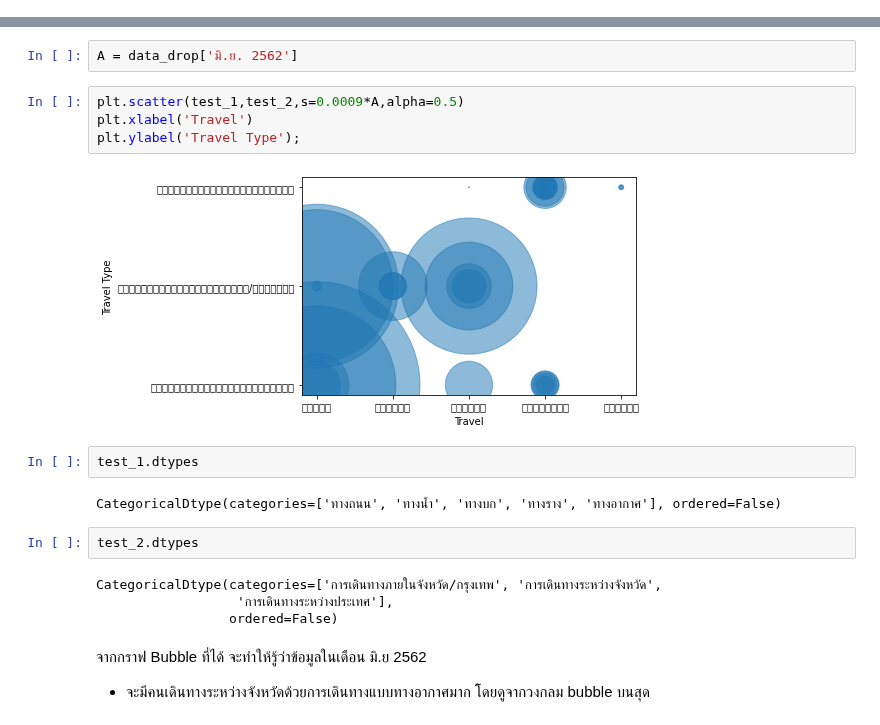
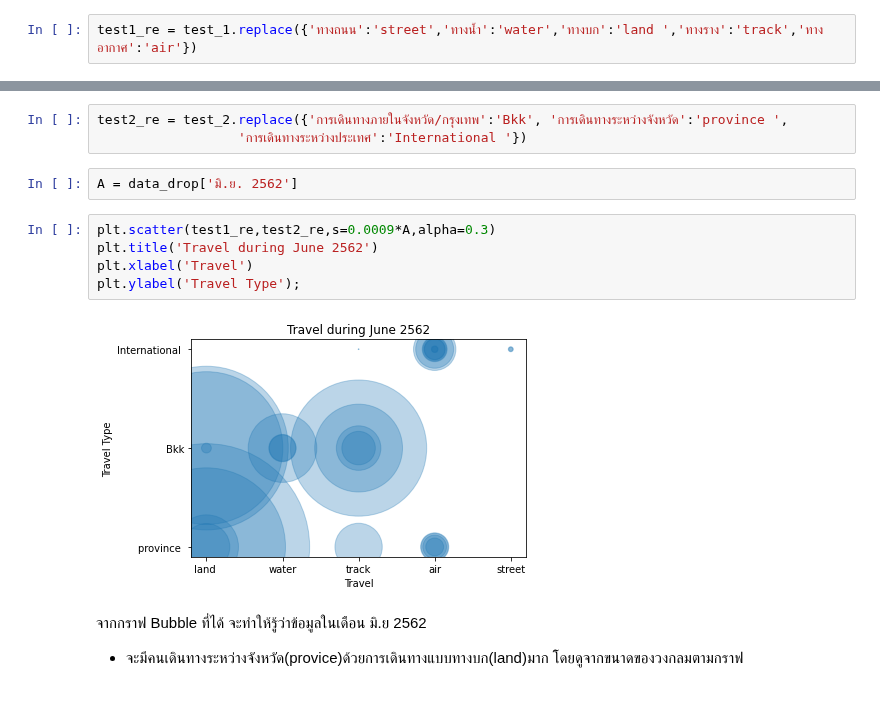
Before and after one commit to Kggzzz/data_viz, a Jupyter notebook: Visualize_Data_Distribution_(02).ipynb, the cells around one changed output, grey strips where cells are left out. Drawn from its saved outputs; the diff is of its cells as text.

Commit message:
ทำ bubble chart

```diff
--- a/Visualize_Data_Distribution_(02).ipynb
+++ b/Visualize_Data_Distribution_(02).ipynb
@@ -201,2 +205,4 @@ test_1 = data_drop['โหมดการเดินทาง'].astype('categor
+# %%
+test1_re = test_1.replace({'ทางถนน':'street','ทางน้ำ':'water','ทางบก':'land ','ทางราง':'track','ทางอากาศ':'air'})
 # %%
 test_2 = data_drop['รูปแบบการเดินทาง'].astype('category')
@@ -203,22 +215,16 @@ test_2 = data_drop['รูปแบบการเดินทาง'].astype('c
+# %%
+test2_re = test_2.replace({'การเดินทางภายในจังหวัด/กรุงเทพ':'Bkk', 'การเดินทางระหว่างจังหวัด':'province ',
+                  'การเดินทางระหว่างประเทศ':'International '})
 # %%
 A = data_drop['มิ.ย. 2562']
 # %%
-plt.scatter(test_1,test_2,s=0.0009*A,alpha=0.5)
+plt.scatter(test1_re,test2_re,s=0.0009*A,alpha=0.3)
+plt.title('Travel during June 2562')
 plt.xlabel('Travel')
 plt.ylabel('Travel Type');
 # %% [output]
-[figure, old version]
+[figure, new version]
-# %%
-test_1.dtypes
-# %% [output]
-CategoricalDtype(categories=['ทางถนน', 'ทางน้ำ', 'ทางบก', 'ทางราง', 'ทางอากาศ'], ordered=False)
-# %%
-test_2.dtypes
-# %% [output]
-CategoricalDtype(categories=['การเดินทางภายในจังหวัด/กรุงเทพ', 'การเดินทางระหว่างจังหวัด',
-                  'การเดินทางระหว่างประเทศ'],
-                 ordered=False)
 # %% [markdown]
 จากกราฟ Bubble ที่ได้ จะทำให้รู้ว่าข้อมูลในเดือน มิ.ย 2562
 
-- จะมีคนเดินทางระหว่างจังหวัดด้วยการเดินทางแบบทางอากาศมาก โดยดูจากวงกลม bubble บนสุด
+- จะมีคนเดินทางระหว่างจังหวัด(provice)ด้วยการเดินทางแบบทางบก(land)มาก โดยดูจากขนาดของวงกลมตามกราฟ
```
Also changed, not shown: parts of 2 cells of this notebook.
